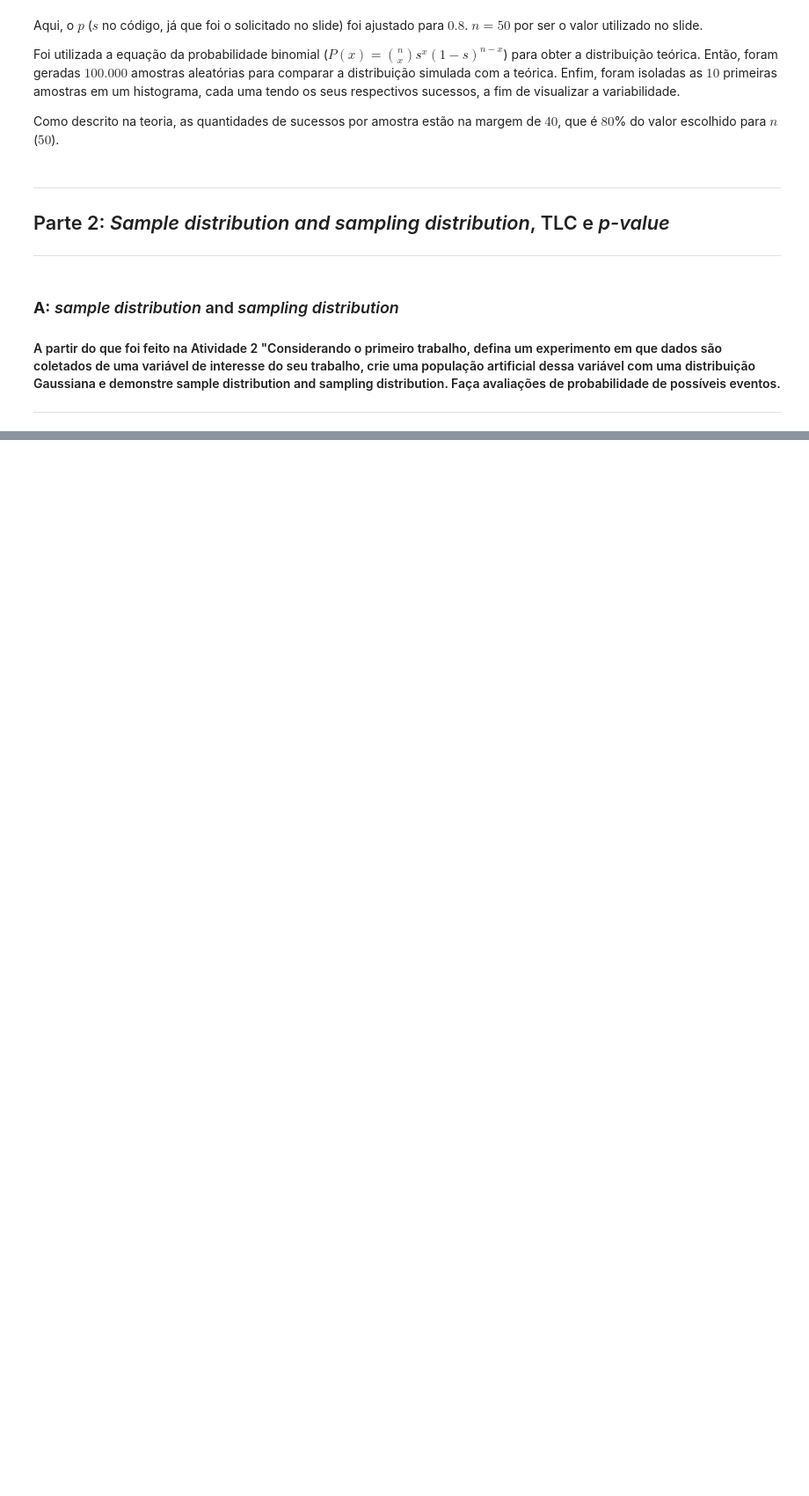
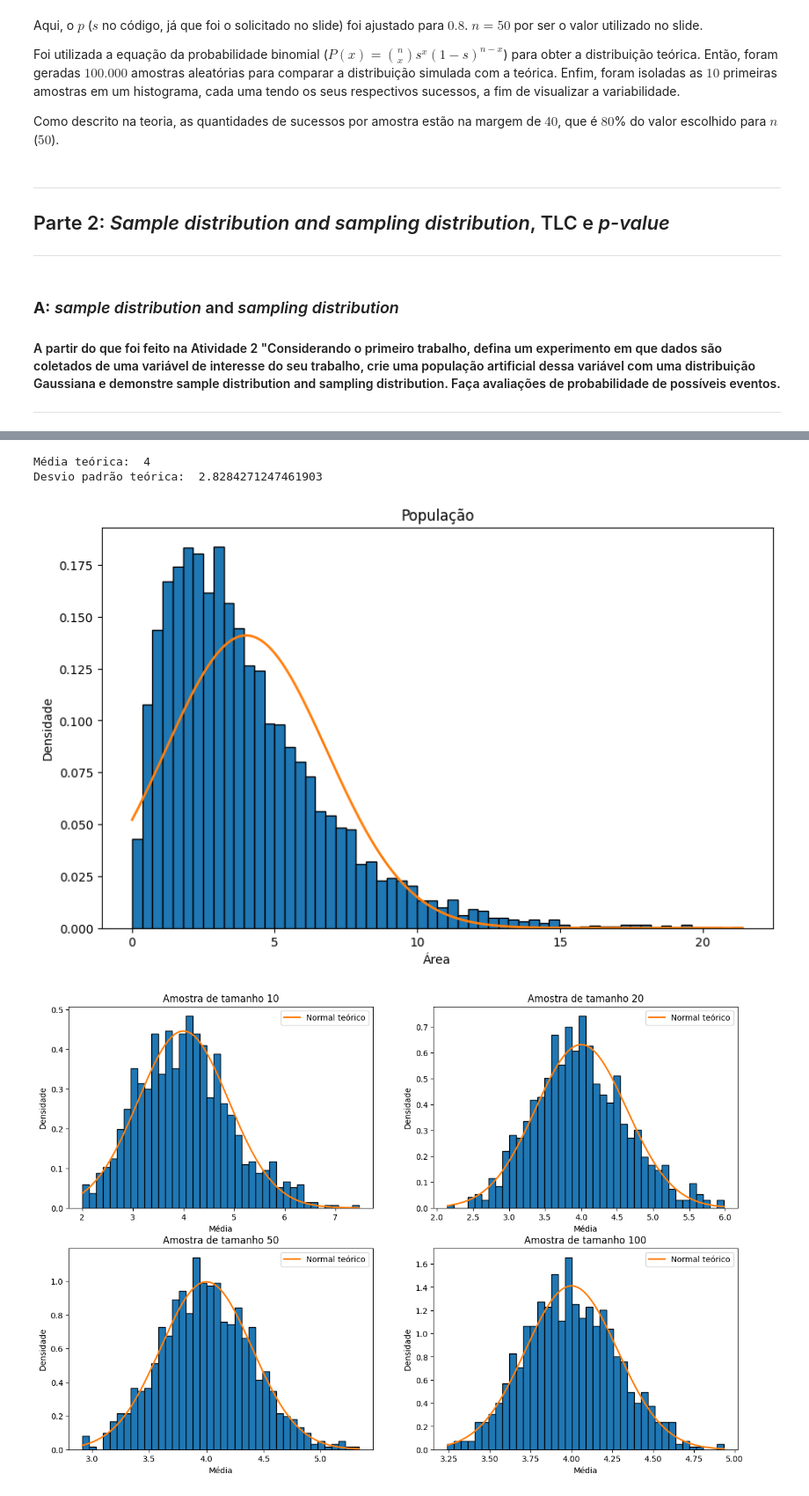
Before and after one commit to jeffersondamasceno/Estatistica-LLM-Atividade1, a Jupyter notebook: Estatistica_LLM_Atividade1.ipynb, the cells around one changed output, grey strips where cells are left out. Shown at 88% size. Drawn from its saved outputs; the diff is of its cells as text; code cells hidden in the pictures; blank space fills up the shorter version.

```diff
--- a/Estatistica_LLM_Atividade1.ipynb
+++ b/Estatistica_LLM_Atividade1.ipynb
@@ -200,0 +280,80 @@ Como descrito na teoria, as quantidades de sucessos por amostra estão na margem
+# %%
+np.random.seed(2025)
+
+forma = 2
+escala = 2
+tamanho = 10000
+
+media_t = forma * escala
+variancia_t = forma * (escala ** 2)
+desvio_t = math.sqrt(variancia_t)
+
+print("Média teórica: ", media_t)
+print("Desvio padrão teórica: ", desvio_t)
+
+populacao_gama = np.random.gamma(shape=forma, scale=escala, size=tamanho)
+
+plt.figure(figsize=(10, 6))
+plt.hist(populacao_gama, bins=60, density=True, edgecolor="black")
+x = np.linspace(populacao_gama.min(), populacao_gama.max(), 300)
+plt.plot(x, norm.pdf(x, media_t, desvio_t), linewidth=2)
+plt.title("População")
+plt.xlabel("Área")
+plt.ylabel("Densidade")
+plt.show()
+
+tamanhos_amostras = [10, 20, 50, 100]
+rep_sampling = 1000
+resultados = []
+
+fig, axs = plt.subplots(2, 2, figsize=(15, 10))
+axs = axs.flatten()
+
+for idx, n in enumerate(tamanhos_amostras):
+  medias_amostra = np.empty(rep_sampling)
+
+  for i in range(rep_sampling):
+    amostra_gama = np.random.choice(populacao_gama, size=n, replace=False)
+    medias_amostra[i] = np.mean(amostra_gama)
+
+  media_emp = np.mean(medias_amostra)
+  desvio_emp = np.std(medias_amostra)
+  desvio_t_amostral = desvio_t / np.sqrt(n)
+  assimetria = skew(medias_amostra)
+
+  resultados.append({
+      "n": n,
+      "media_emp": media_emp,
+      "desvio_emp": desvio_emp,
+      "desvio_t_amostral": desvio_t_amostral,
+      "assimetria": assimetria
+  })
+
+  axi = axs[idx]
+  axi.hist(medias_amostra, bins=40, density=True, edgecolor="black")
+  x_m = np.linspace(min(medias_amostra), max(medias_amostra), 300)
+  axi.plot(x_m, norm.pdf(x_m, media_t, desvio_t_amostral), linewidth=2, label="Normal teórico")
+  axi.set_title(f"Amostra de tamanho {n}")
+  axi.set_xlabel("Média")
+  axi.set_ylabel("Densidade")
+  axi.legend()
+
+plt.show()
+
+df_resultado = pd.DataFrame(resultados)
+df_resultado = df_resultado[["n", "media_emp", "desvio_emp", "desvio_t_amostral", "assimetria"]]
+df_resultado = df_resultado.rename(columns={
+    "n": "Tamanho da Amostra",
+    "media_emp": "Média Amostral",
+    "desvio_emp": "Desvio Padrão Amostral",
+    "desvio_t_amostral": "Desvio Padrão Amostral Teórico",
+    "assimetria": "Assimetria"
+})
+
+print("\nResumo: ")
+display(df_resultado)
+# %% [output]
+Média teórica:  4
+Desvio padrão teórica:  2.8284271247461903
+[figure, added]
+[figure, added]
```
Also changed, not shown: parts of 9 cells of this notebook.
